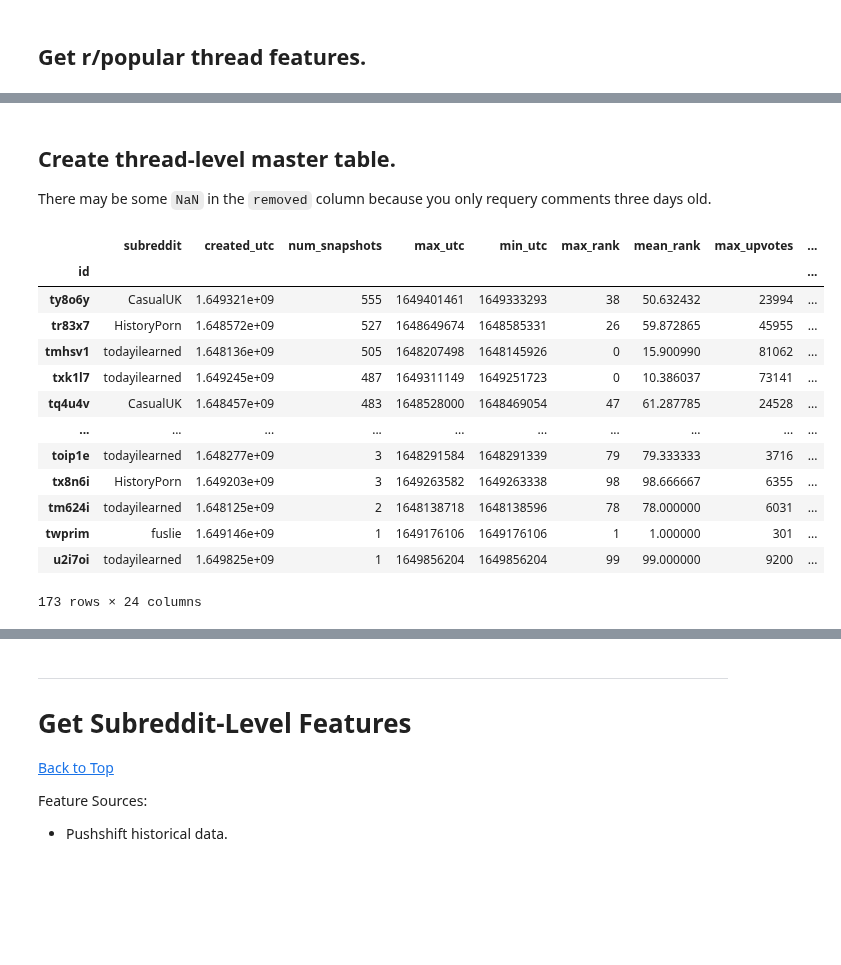
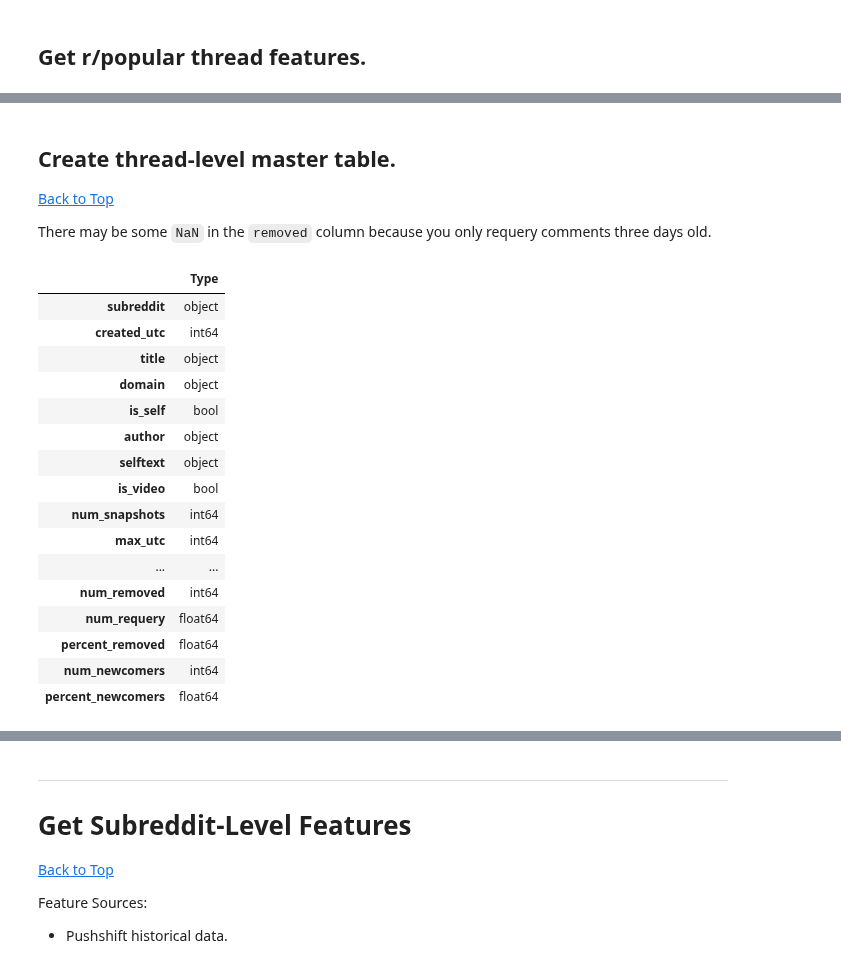
Before and after one commit to jackiec1998/resilient-communities, a Jupyter notebook: src/notebooks/new_analysis.ipynb, the cells around one changed output, grey strips where cells are left out. Cells and saved outputs as stored; diff of their text form; code cells hidden in the pictures; blank space fills up the shorter version.

```diff
--- a/src/notebooks/new_analysis.ipynb
+++ b/src/notebooks/new_analysis.ipynb
@@ -135,6 +167,7 @@ def get_requery_features(subreddits):
 
     comments['link_id'] = comments['link_id'].str[3:]
 
+    # Connecting all comments with the comments you requeried. Dropping ones that weren't requeried.
     comments = comments.join(
         requeried_comments.rename(columns={
             'retrieved_utc': 'requeried_utc'
@@ -143,9 +176,18 @@ def get_requery_features(subreddits):
 
     comments['removed'] = comments['removed'].astype(int)
 
-    return comments.groupby('link_id') \
-        .agg({'removed': 'sum'}) \
-        .rename(columns={'removed': 'num_removed'})
+    comments['num_requery'] = np.ones(comments.shape[0]).astype(int)
+
+    comments = comments.groupby('link_id') \
+        .agg({'removed': 'sum',
+              'num_requery': 'sum'}) \
+        .rename(columns={'removed': 'num_removed'}) \
+        .sort_values(by='num_removed', ascending=False)
+
+    comments['percent_removed'] = comments['num_removed'] / comments['num_requery']
+
+    return comments
+
 
 requery_features = get_requery_features(STUDY_SUBREDDITS)
 requery_features
@@ -311,6 +287,7 @@ def get_newcomer_features(subreddits, popular_ids):
     frames = []
 
     for subreddit in tqdm(subreddits):
+        # For each author, get the properties of their first comment.
         comments = pd.DataFrame(
             ps_comments[subreddit].aggregate([
                 {'$group': {
@@ -326,6 +303,7 @@ def get_newcomer_features(subreddits, popular_ids):
             ], allowDiskUse=True)
         )
 
+        # Find selected threads and list their comment IDs.
         threads = pd.DataFrame(
             ps_comments[subreddit].aggregate([
                 {'$match': {'created_utc': {'$gte': int(dt.datetime(2022, 3, 1).timestamp())},
@@ -337,6 +315,8 @@ def get_newcomer_features(subreddits, popular_ids):
 
         threads['id'] = threads['id'].str[3:]
 
+        # The number of newcomers is the number of IDs in the thread
+        # associated with an authors first comment generated above.
         threads['num_newcomers'] = threads['ids'].apply(
             lambda ids: list(set(ids).intersection(set(comments['id'])))
         ).str.len()
@@ -345,9 +325,10 @@ def get_newcomer_features(subreddits, popular_ids):
 
     return pd.concat(frames, ignore_index=True).set_index('id')
 
+
 newcomer_features = get_newcomer_features(
     STUDY_SUBREDDITS,
-    ['t3_' + thread_id for thread_id in popular_thread_features[popular_thread_features['subreddit'].isin(STUDY_SUBREDDITS)].index.to_list()]
+    get_fullnames(popular_thread_features.index)
 )
 newcomer_features
 # %% [output]
@@ -368,38 +349,59 @@ newcomer_features
 # %% [markdown]
 ## Create thread-level master table.
+[Back to Top](#top)
+
+<a id="thread_master"></a>
+
 There may be some `NaN` in the `removed` column because you only requery comments three days old.
 # %%
-def get_thread_master(subreddits):
+def get_thread_master(subreddits, dropna=True):
     assert popular_thread_features is not None, \
         'Run get_popular_thread_features().'
     assert all_thread_features is not None, \
         'Run get_all_thread_features().'
     assert requery_features is not None, \
         'Run get_requery_features().'
     assert newcomer_features is not None, \
         'Run get_newcomer_features().'
 
-    return popular_thread_features \
+    df = popular_thread_features \
         .join(all_thread_features) \
         .join(requery_features) \
         .join(newcomer_features) \
         [popular_thread_features['subreddit'].isin(subreddits)]
 
-thread_master = get_thread_master(STUDY_SUBREDDITS)
-display(thread_master)
+    df['percent_newcomers'] = df['num_newcomers'] / df['num_authors']
+
+    int_columns = ['created_utc', 'created_to_popular', 'first_utc',
+                    'last_utc', 'num_authors', 'active_window',
+                    'num_removed', 'num_newcomers', 'num_comments']
+
+    # Drops r/popular threads without requeried comments or newcomers.
+    # There's also some posts that don't make sense, e.g. reddit.com/qued9b.
+    df = df.dropna()
+
+    for column in int_columns:
+        df[column] = df[column].astype(int)
+
+    return df
+
+thread_master = get_thread_master(STUDY_SUBREDDITS, dropna=False)
 display(thread_master.dtypes.to_frame().rename(columns={0: 'Type'}))
 # %% [output]
-|  | subreddit | created_utc | num_snapshots | max_utc | min_utc | max_rank | mean_rank | max_upvotes | ... |
-| id |  |  |  |  |  |  |  |  | ... |
-| ty8o6y | CasualUK | 1.649321e+09 | 555 | 1649401461 | 1649333293 | 38 | 50.632432 | 23994 | ... |
-| tr83x7 | HistoryPorn | 1.648572e+09 | 527 | 1648649674 | 1648585331 | 26 | 59.872865 | 45955 | ... |
-| tmhsv1 | todayilearned | 1.648136e+09 | 505 | 1648207498 | 1648145926 | 0 | 15.900990 | 81062 | ... |
-| txk1l7 | todayilearned | 1.649245e+09 | 487 | 1649311149 | 1649251723 | 0 | 10.386037 | 73141 | ... |
-| tq4u4v | CasualUK | 1.648457e+09 | 483 | 1648528000 | 1648469054 | 47 | 61.287785 | 24528 | ... |
-| ... | ... | ... | ... | ... | ... | ... | ... | ... | ... |
-| toip1e | todayilearned | 1.648277e+09 | 3 | 1648291584 | 1648291339 | 79 | 79.333333 | 3716 | ... |
-| tx8n6i | HistoryPorn | 1.649203e+09 | 3 | 1649263582 | 1649263338 | 98 | 98.666667 | 6355 | ... |
-| tm624i | todayilearned | 1.648125e+09 | 2 | 1648138718 | 1648138596 | 78 | 78.000000 | 6031 | ... |
-| twprim | fuslie | 1.649146e+09 | 1 | 1649176106 | 1649176106 | 1 | 1.000000 | 301 | ... |
-| u2i7oi | todayilearned | 1.649825e+09 | 1 | 1649856204 | 1649856204 | 99 | 99.000000 | 9200 | ... |
+|  | Type |
+| subreddit | object |
+| created_utc | int64 |
+| title | object |
+| domain | object |
+| is_self | bool |
+| author | object |
+| selftext | object |
+| is_video | bool |
+| num_snapshots | int64 |
+| max_utc | int64 |
+| ... | ... |
+| num_removed | int64 |
+| num_requery | float64 |
+| percent_removed | float64 |
+| num_newcomers | int64 |
+| percent_newcomers | float64 |
-173 rows × 24 columns
```
Also changed, not shown: parts of 30 cells of this notebook, 9 other files.
